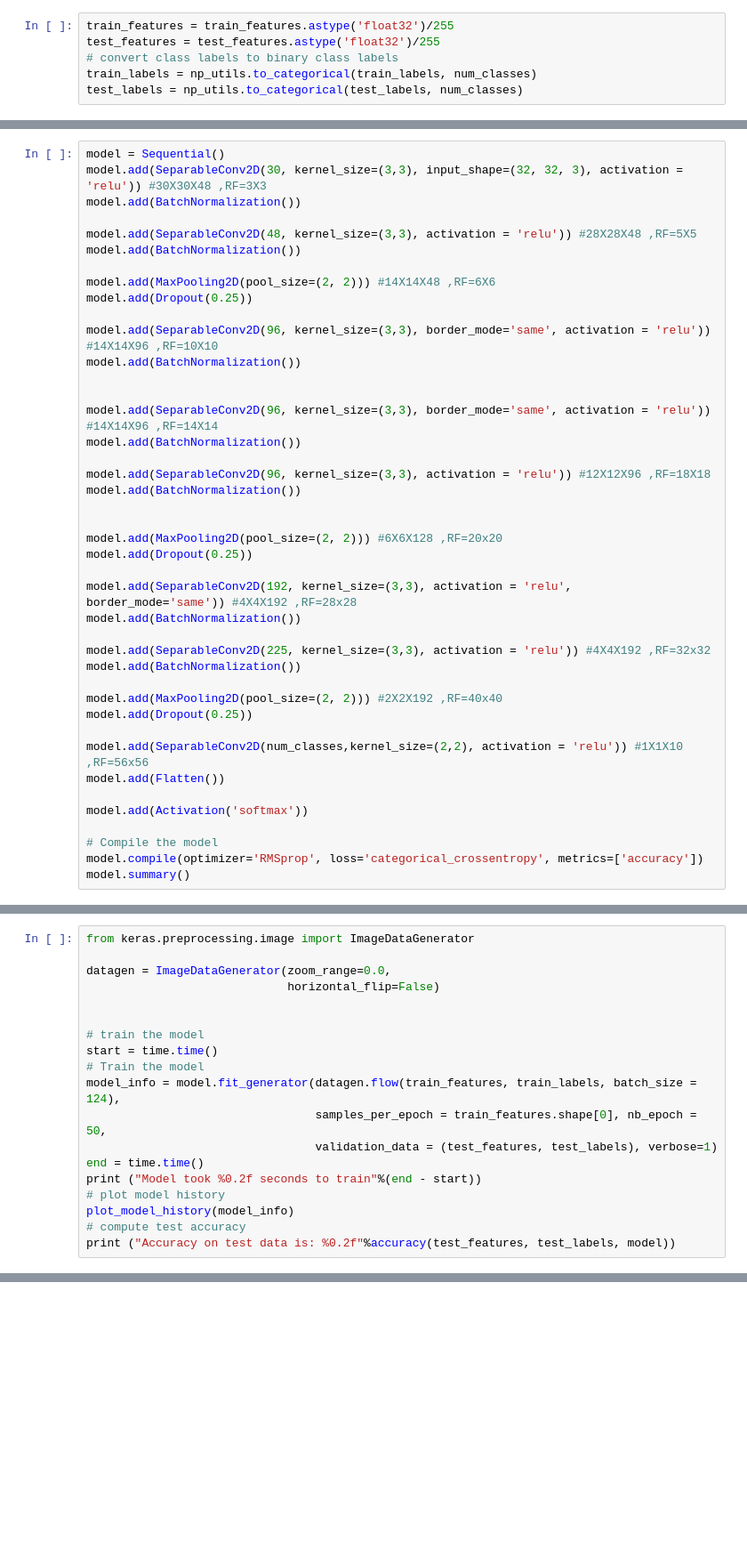
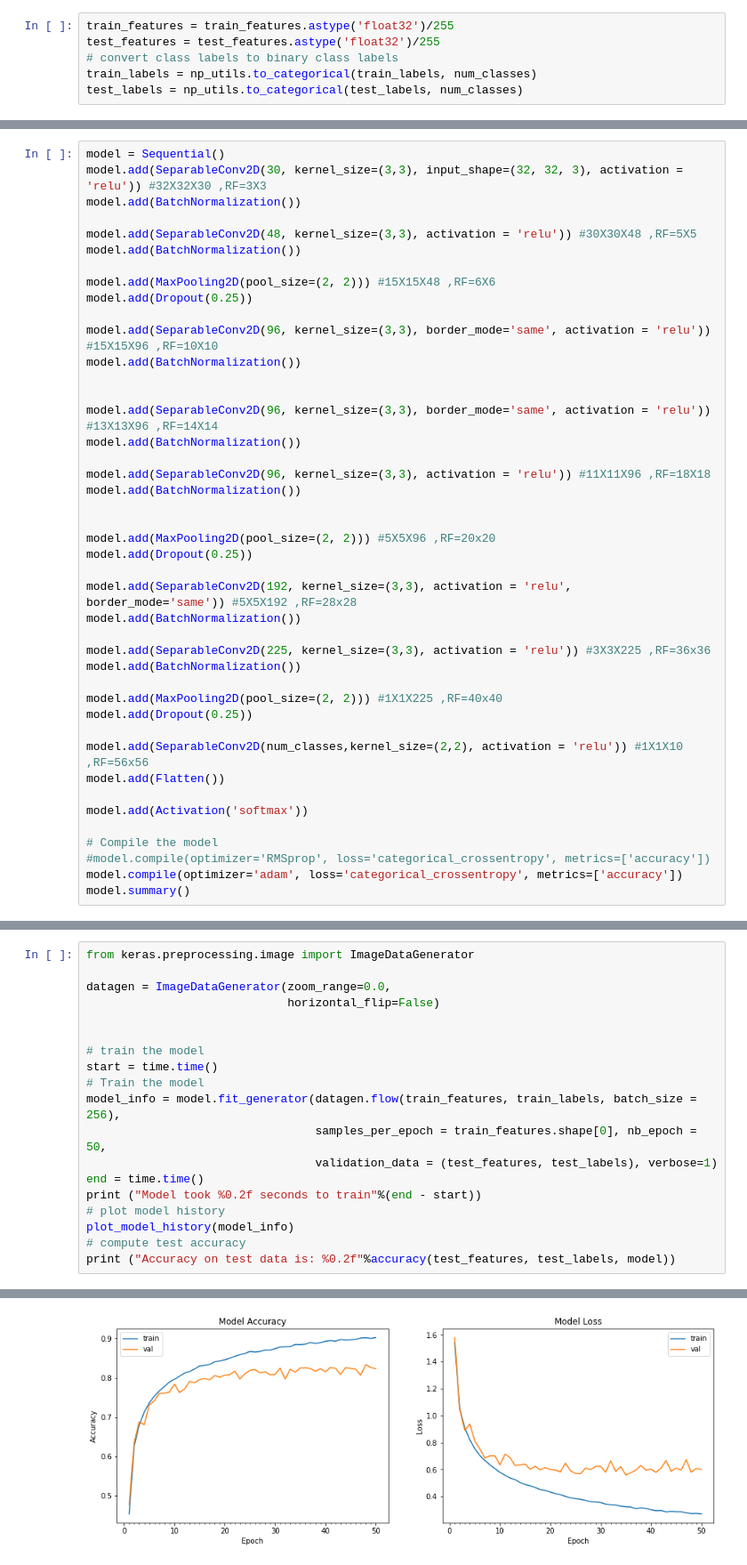
Before and after one commit to amar-naik/EAP, a Jupyter notebook: Week3/ASSG3.ipynb, the cells around one changed output, grey strips where cells are left out. Shown: that part at 89% size. Saved outputs shown, nothing was run; the diff lists cells and outputs as text; blank space fills up the shorter version.

```diff
--- a/Week3/ASSG3.ipynb
+++ b/Week3/ASSG3.ipynb
@@ -187,35 +160,35 @@ Epoch 2/50
 # %%
 model = Sequential()
-model.add(SeparableConv2D(30, kernel_size=(3,3), input_shape=(32, 32, 3), activation = 'relu')) #30X30X48 ,RF=3X3
+model.add(SeparableConv2D(30, kernel_size=(3,3), input_shape=(32, 32, 3), activation = 'relu')) #32X32X30 ,RF=3X3
 model.add(BatchNormalization())
 
-model.add(SeparableConv2D(48, kernel_size=(3,3), activation = 'relu')) #28X28X48 ,RF=5X5
+model.add(SeparableConv2D(48, kernel_size=(3,3), activation = 'relu')) #30X30X48 ,RF=5X5
 model.add(BatchNormalization())
 
-model.add(MaxPooling2D(pool_size=(2, 2))) #14X14X48 ,RF=6X6
+model.add(MaxPooling2D(pool_size=(2, 2))) #15X15X48 ,RF=6X6
 model.add(Dropout(0.25))
 
-model.add(SeparableConv2D(96, kernel_size=(3,3), border_mode='same', activation = 'relu')) #14X14X96 ,RF=10X10
+model.add(SeparableConv2D(96, kernel_size=(3,3), border_mode='same', activation = 'relu')) #15X15X96 ,RF=10X10
 model.add(BatchNormalization())
 
 
-model.add(SeparableConv2D(96, kernel_size=(3,3), border_mode='same', activation = 'relu')) #14X14X96 ,RF=14X14
+model.add(SeparableConv2D(96, kernel_size=(3,3), border_mode='same', activation = 'relu')) #13X13X96 ,RF=14X14
 model.add(BatchNormalization())
 
-model.add(SeparableConv2D(96, kernel_size=(3,3), activation = 'relu')) #12X12X96 ,RF=18X18
+model.add(SeparableConv2D(96, kernel_size=(3,3), activation = 'relu')) #11X11X96 ,RF=18X18
 model.add(BatchNormalization())
 
 
-model.add(MaxPooling2D(pool_size=(2, 2))) #6X6X128 ,RF=20x20
+model.add(MaxPooling2D(pool_size=(2, 2))) #5X5X96 ,RF=20x20
 model.add(Dropout(0.25))
 
-model.add(SeparableConv2D(192, kernel_size=(3,3), activation = 'relu', border_mode='same')) #4X4X192 ,RF=28x28
+model.add(SeparableConv2D(192, kernel_size=(3,3), activation = 'relu', border_mode='same')) #5X5X192 ,RF=28x28
 model.add(BatchNormalization())
 
-model.add(SeparableConv2D(225, kernel_size=(3,3), activation = 'relu')) #4X4X192 ,RF=32x32
+model.add(SeparableConv2D(225, kernel_size=(3,3), activation = 'relu')) #3X3X225 ,RF=36x36
 model.add(BatchNormalization())
 
-model.add(MaxPooling2D(pool_size=(2, 2))) #2X2X192 ,RF=40x40
+model.add(MaxPooling2D(pool_size=(2, 2))) #1X1X225 ,RF=40x40
 model.add(Dropout(0.25))
 
 model.add(SeparableConv2D(num_classes,kernel_size=(2,2), activation = 'relu')) #1X1X10 ,RF=56x56
@@ -224,6 +197,7 @@ model.add(Flatten())
 model.add(Activation('softmax'))
 
 # Compile the model
-model.compile(optimizer='RMSprop', loss='categorical_crossentropy', metrics=['accuracy'])
+#model.compile(optimizer='RMSprop', loss='categorical_crossentropy', metrics=['accuracy'])
+model.compile(optimizer='adam', loss='categorical_crossentropy', metrics=['accuracy'])
 model.summary()
 # %% [output]
@@ -254,7 +228,7 @@ datagen = ImageDataGenerator(zoom_range=0.0,
 # train the model
 start = time.time()
 # Train the model
-model_info = model.fit_generator(datagen.flow(train_features, train_labels, batch_size = 124),
+model_info = model.fit_generator(datagen.flow(train_features, train_labels, batch_size = 256),
                                  samples_per_epoch = train_features.shape[0], nb_epoch = 50,
                                  validation_data = (test_features, test_labels), verbose=1)
 end = time.time()
@@ -269,0 +258 @@ We recommend you upgrade now or ensure your notebook will continue to use Tensor
+[figure, added]
```
Also changed, not shown: parts of 7 cells of this notebook.
